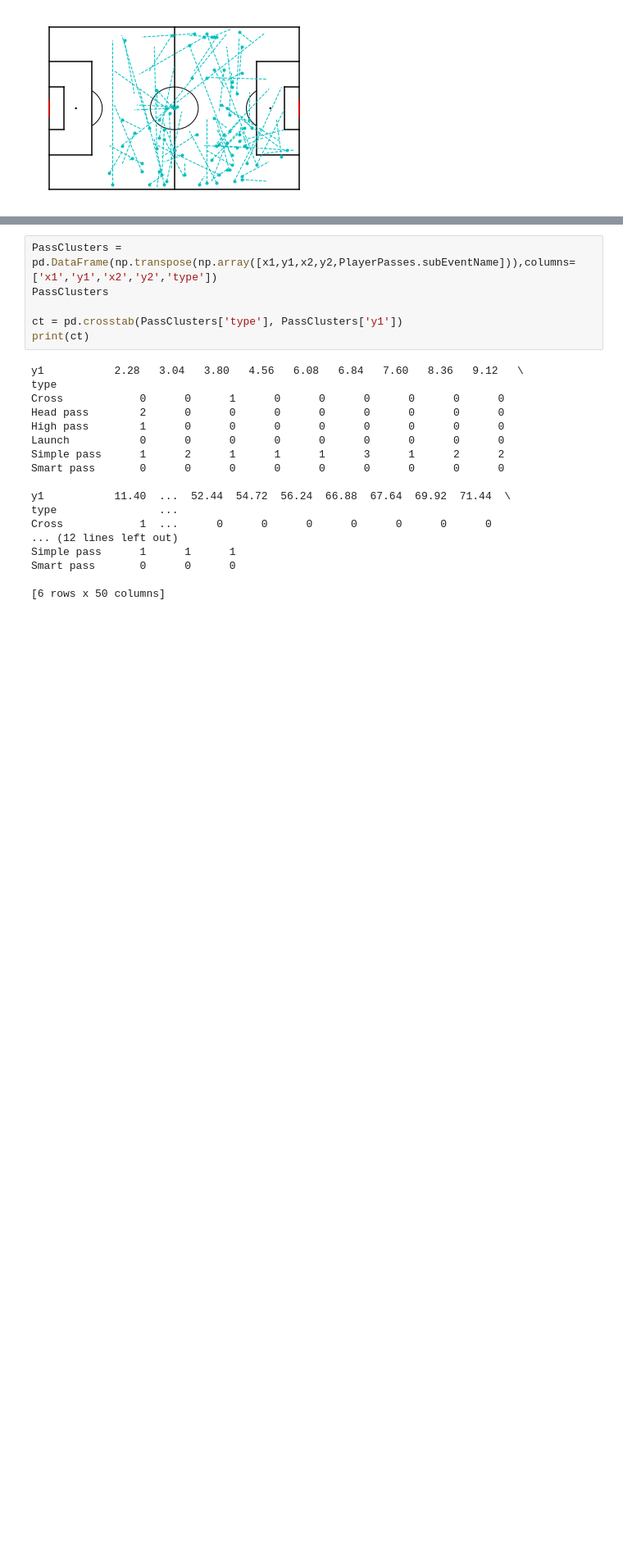
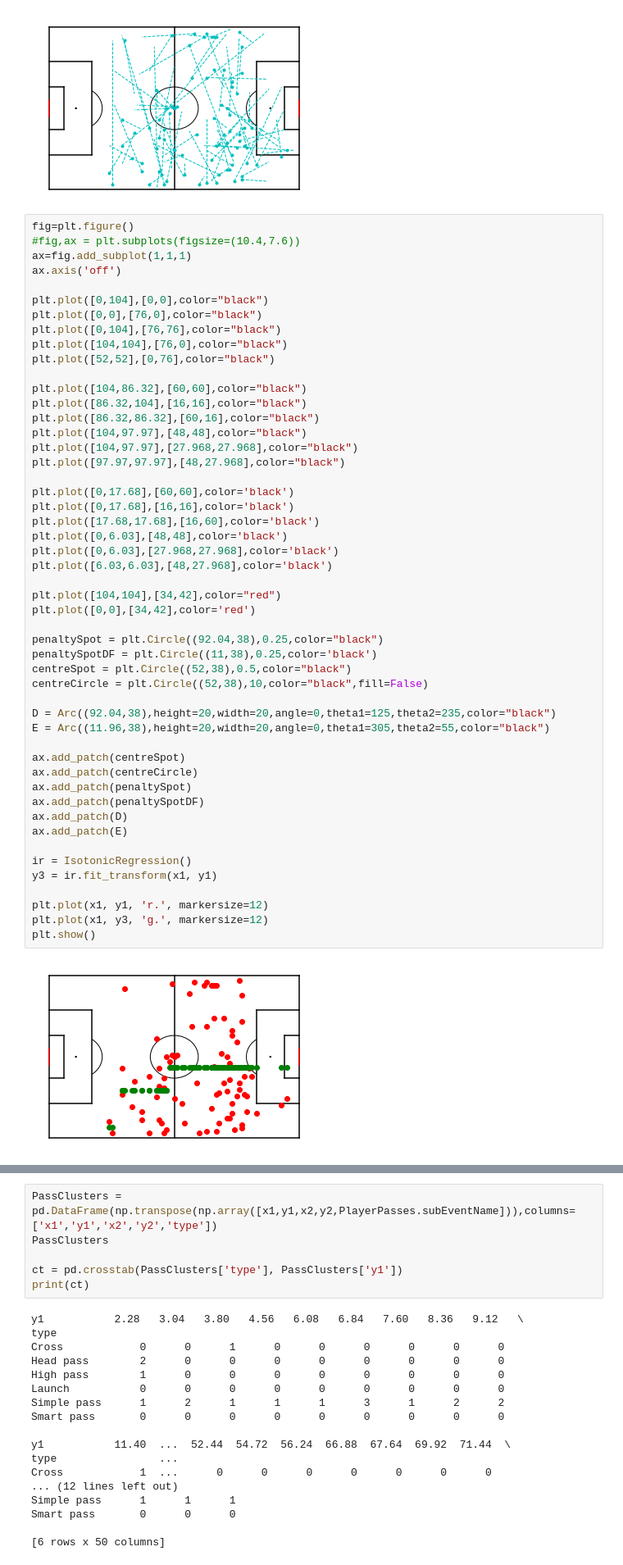
Before and after one commit to tifusisito/AnalisisFutbol, a Jupyter notebook: Cavani.ipynb, the cells around one changed output, grey strips where cells are left out. Shown: that part at 82% size. Saved outputs shown, nothing was run; the diff lists cells and outputs as text; blank space fills up the shorter version.

Commit message:
Add files via upload
- Added isotonic regression for pass positions

```diff
--- a/Cavani.ipynb
+++ b/Cavani.ipynb
@@ -330,3 +307,55 @@ plt.plot([x1,x2],[y1,y2],color='c',linewidth=1, linestyle='dashed', marker='.',
 plt.show()
 # %% [output]
 [figure]
+# %%
+fig=plt.figure()
+#fig,ax = plt.subplots(figsize=(10.4,7.6))
+ax=fig.add_subplot(1,1,1)
+ax.axis('off')
+
+plt.plot([0,104],[0,0],color="black")
+plt.plot([0,0],[76,0],color="black")
+plt.plot([0,104],[76,76],color="black")
+plt.plot([104,104],[76,0],color="black")
+plt.plot([52,52],[0,76],color="black")
+
+plt.plot([104,86.32],[60,60],color="black")
+plt.plot([86.32,104],[16,16],color="black")
+plt.plot([86.32,86.32],[60,16],color="black")
+plt.plot([104,97.97],[48,48],color="black")
+plt.plot([104,97.97],[27.968,27.968],color="black")
+plt.plot([97.97,97.97],[48,27.968],color="black")
+
+plt.plot([0,17.68],[60,60],color='black')
+plt.plot([0,17.68],[16,16],color='black')
+plt.plot([17.68,17.68],[16,60],color='black')
+plt.plot([0,6.03],[48,48],color='black')
+plt.plot([0,6.03],[27.968,27.968],color='black')
+plt.plot([6.03,6.03],[48,27.968],color='black')
+
+plt.plot([104,104],[34,42],color="red")
+plt.plot([0,0],[34,42],color='red')
+
+penaltySpot = plt.Circle((92.04,38),0.25,color="black")
+penaltySpotDF = plt.Circle((11,38),0.25,color='black')
+centreSpot = plt.Circle((52,38),0.5,color="black")
+centreCircle = plt.Circle((52,38),10,color="black",fill=False)
+
+D = Arc((92.04,38),height=20,width=20,angle=0,theta1=125,theta2=235,color="black")
+E = Arc((11.96,38),height=20,width=20,angle=0,theta1=305,theta2=55,color="black")
+
+ax.add_patch(centreSpot)
+ax.add_patch(centreCircle)
+ax.add_patch(penaltySpot)
+ax.add_patch(penaltySpotDF)
+ax.add_patch(D)
+ax.add_patch(E)
+
+ir = IsotonicRegression()
+y3 = ir.fit_transform(x1, y1)
+
+plt.plot(x1, y1, 'r.', markersize=12)
+plt.plot(x1, y3, 'g.', markersize=12)
+plt.show()
+# %% [output]
+[figure, added]
```
Also changed, not shown: parts of 9 cells of this notebook.
